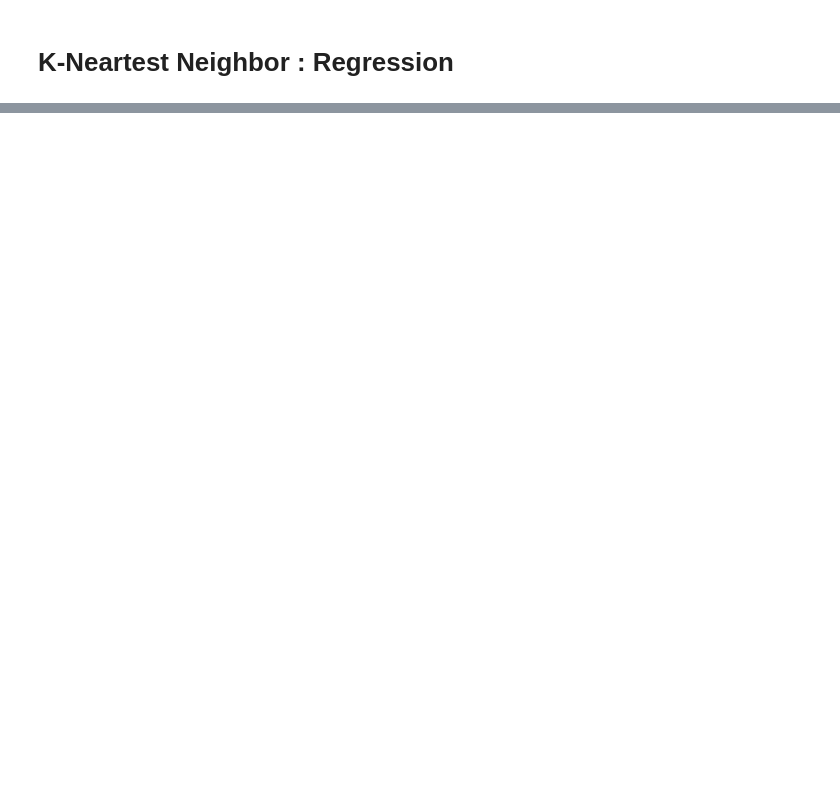
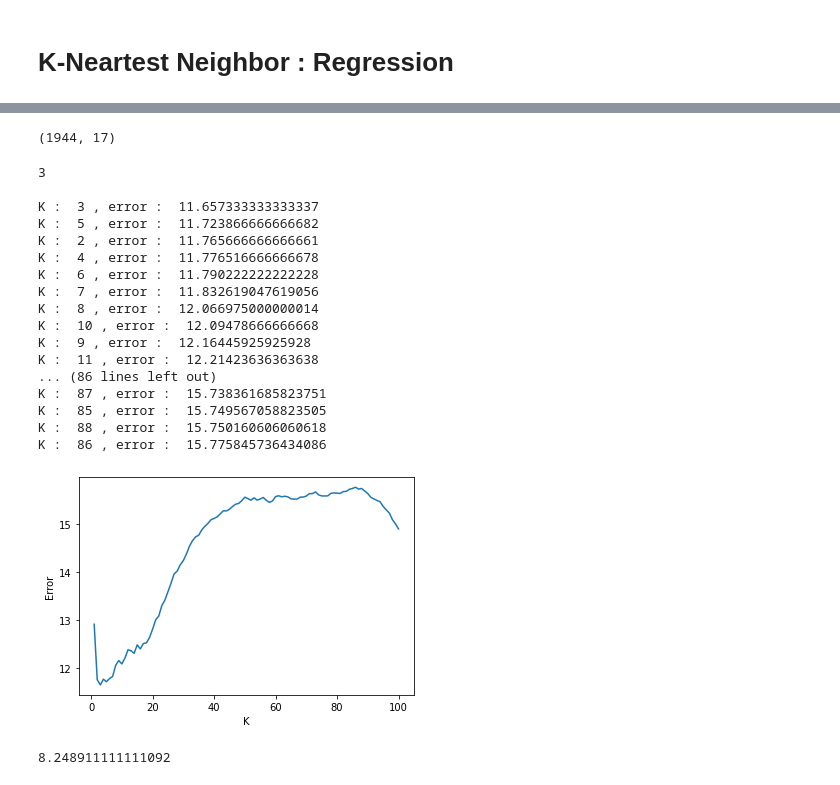
Before and after one commit to RTae/AI102, a Jupyter notebook: week1/AI102_Week1.ipynb, the cells around one changed output, grey strips where cells are left out. Saved outputs shown, nothing was run; the diff lists cells and outputs as text; code cells hidden in the pictures; blank space fills up the shorter version.

```diff
--- a/week1/AI102_Week1.ipynb
+++ b/week1/AI102_Week1.ipynb
@@ -257,0 +472,53 @@ Error : 58.0 %
+# %%
+DataMatrix = data.values
+# %%
+DataMatrix.shape
+# %% [output]
+(1944, 17)
+# %%
+number_of_target = 2
+D = DataMatrix.shape[1] - number_of_target
+# %%
+X = DataMatrix[:, :D]
+High = DataMatrix[:, D:D+1]
+#Low = DataMatrix[:, D+1:]
+# %%
+start_train = 0
+end_train = -300
+end_valid = -150
+# end_test = -1
+
+X_Train = X[start_train:end_train, :]
+High_Train = High[start_train:end_train, :]
+#Low_Train = Low[start_train:end_train, :]
+
+X_Valid = X[end_train:end_valid, :]
+High_Valid = High[end_train:end_valid, :]
+#Low_Valid = Low[end_train:end_valid, :]
+
+X_Test = X[end_valid:, :]
+High_Test = High[end_valid:, :]
+#Low_Test = Low[end_valid:, :]
+# %%
+# Learning
+
+best_K = KNNR_FIT(X_Train, High_Train, X_Valid, High_Valid, 1, 100)
+# %% [output]
+3
+
+K :  3 , error :  11.657333333333337
+K :  5 , error :  11.723866666666682
+K :  2 , error :  11.765666666666661
+K :  4 , error :  11.776516666666678
+K :  6 , error :  11.790222222222228
+K :  7 , error :  11.832619047619056
+K :  8 , error :  12.066975000000014
+K :  10 , error :  12.09478666666668
+K :  9 , error :  12.16445925925928
+K :  11 , error :  12.21423636363638
+... (86 lines left out)
+K :  87 , error :  15.738361685823751
+K :  85 , error :  15.749567058823505
+K :  88 , error :  15.750160606060618
+K :  86 , error :  15.775845736434086
+[figure, added]
@@ -257,0 +530,4 @@ Error : 58.0 %
+# %%
+error_Test
+# %% [output]
+8.248911111111092
```
Also changed, not shown: parts of 49 cells of this notebook.
